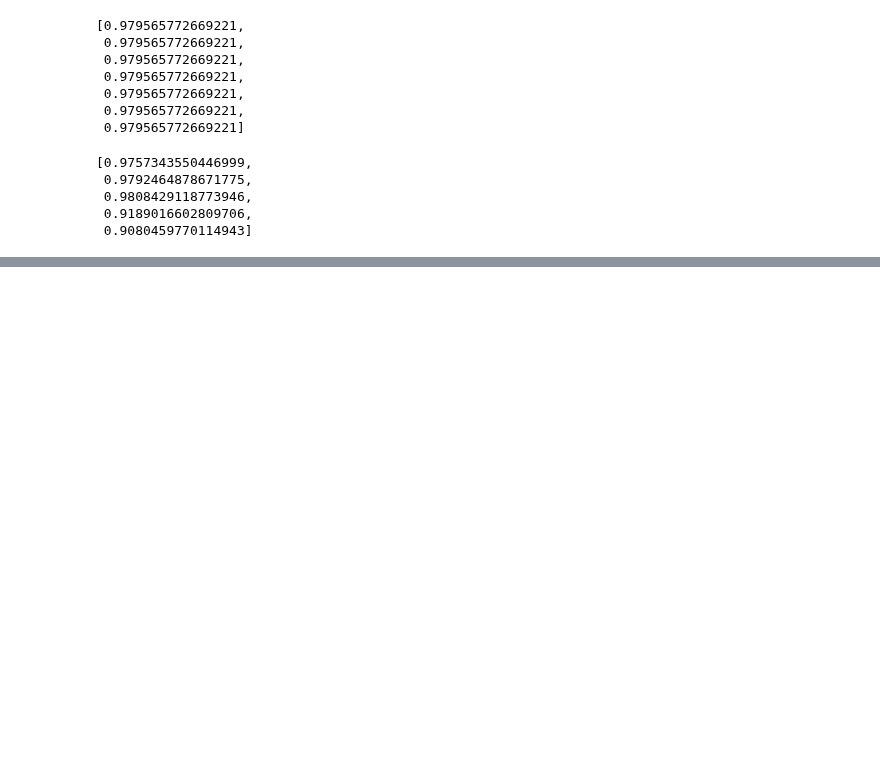
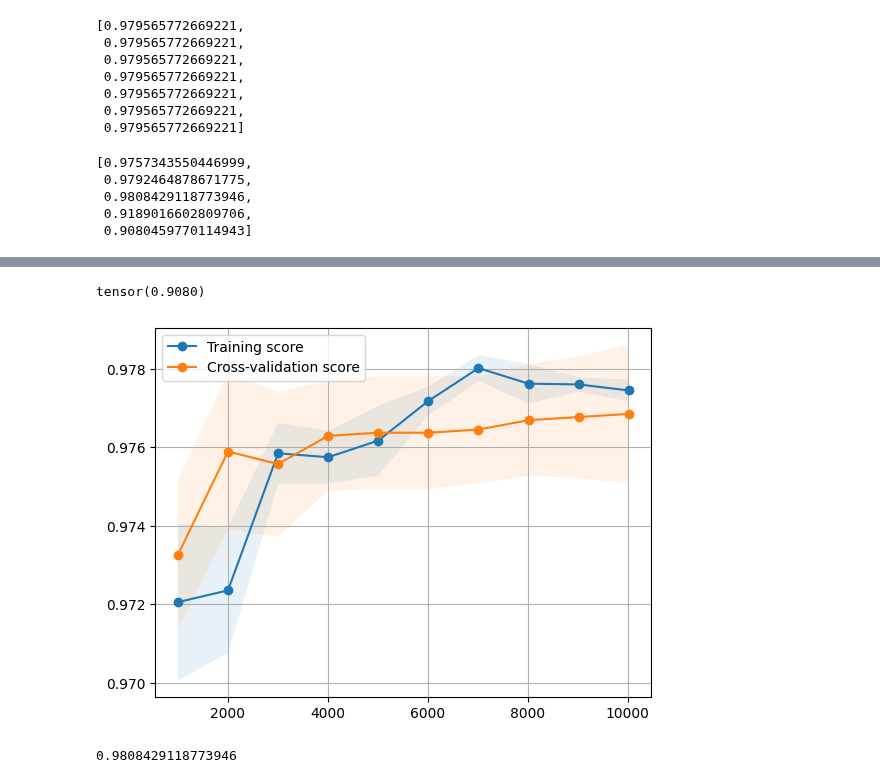
Before and after one commit to ybrenning/ivda, a Jupyter notebook: 04/04-solution.ipynb, the cells around one changed output, grey strips where cells are left out. Drawn from its saved outputs; the diff is of its cells as text; code cells hidden in the pictures; blank space fills up the shorter version.

```diff
--- a/04/04-solution.ipynb
+++ b/04/04-solution.ipynb
@@ -201,0 +267,35 @@ scores
+# %%
+acc = (y_pred.round() == y_test).float().mean()
+acc
+# %% [output]
+tensor(0.9080)
+# %%
+mlp = MLPClassifier(hidden_layer_sizes=(4,), max_iter=1000, random_state=42)
+# %%
+from sklearn.model_selection import learning_curve
+train_size_abs, train_scores, test_scores = learning_curve(mlp, X_scaled, y, train_sizes=np.linspace(0.1, 1.0, 10))
+# %%
+
+
+train_scores_mean = np.mean(train_scores, axis=1)
+train_scores_std = np.std(train_scores, axis=1)
+test_scores_mean = np.mean(test_scores, axis=1)
+test_scores_std = np.std(test_scores, axis=1)
+plt.grid()
+
+plt.fill_between(train_size_abs, train_scores_mean - train_scores_std,
+                 train_scores_mean + train_scores_std, alpha=0.1)
+plt.fill_between(train_size_abs, test_scores_mean - test_scores_std,
+                 test_scores_mean + test_scores_std, alpha=0.1)
+plt.plot(train_size_abs, train_scores_mean, marker='o', label="Training score")
+plt.plot(train_size_abs, test_scores_mean, marker='o', label="Cross-validation score")
+
+plt.legend(loc="best")
+plt.show()
+# %% [output]
+[figure, added]
+# %%
+mlp.fit(X_train, y_train)
+mlp.score(X_test, y_test)
+# %% [output]
+0.9808429118773946
```
Also changed, not shown: parts of 16 cells of this notebook.
